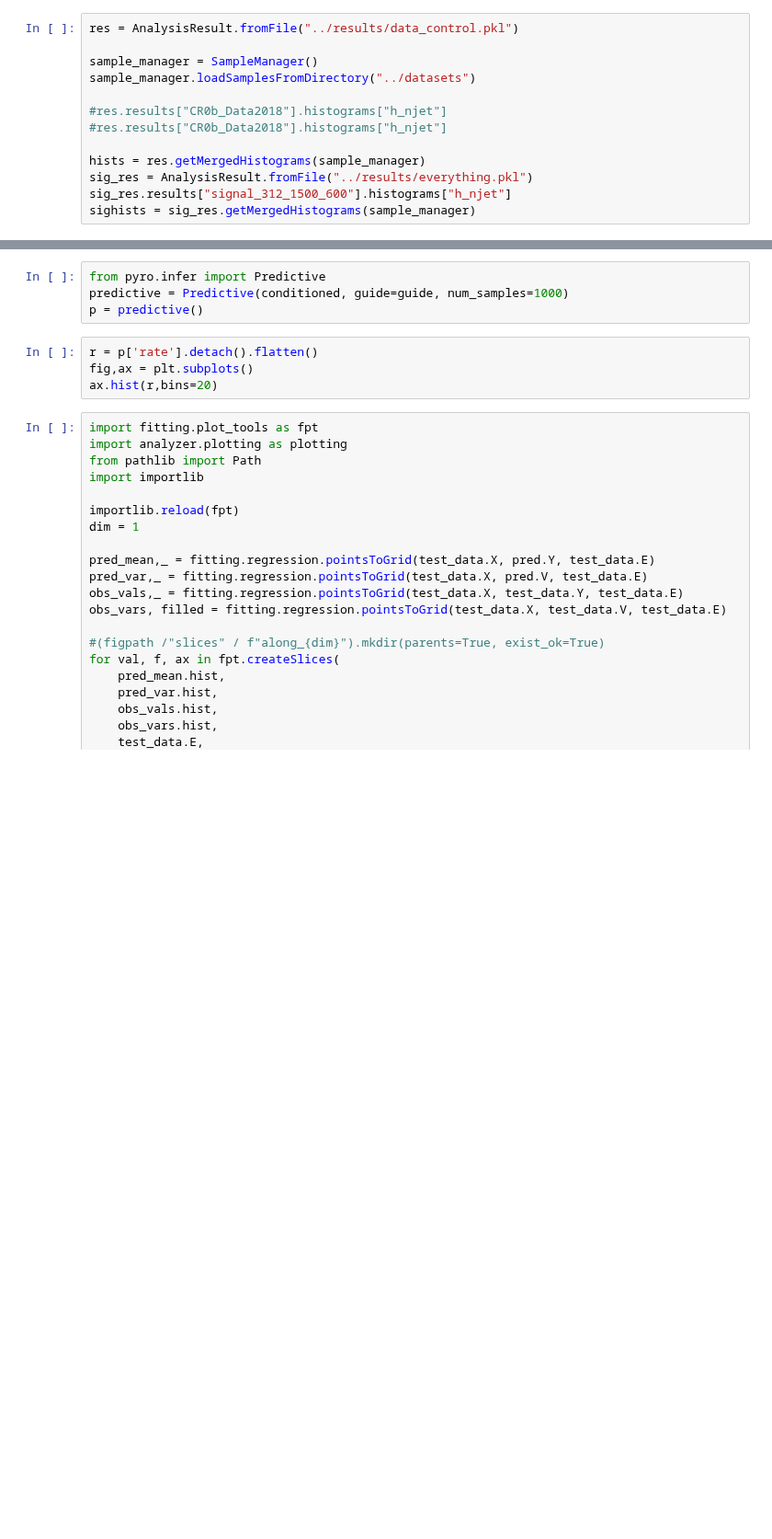
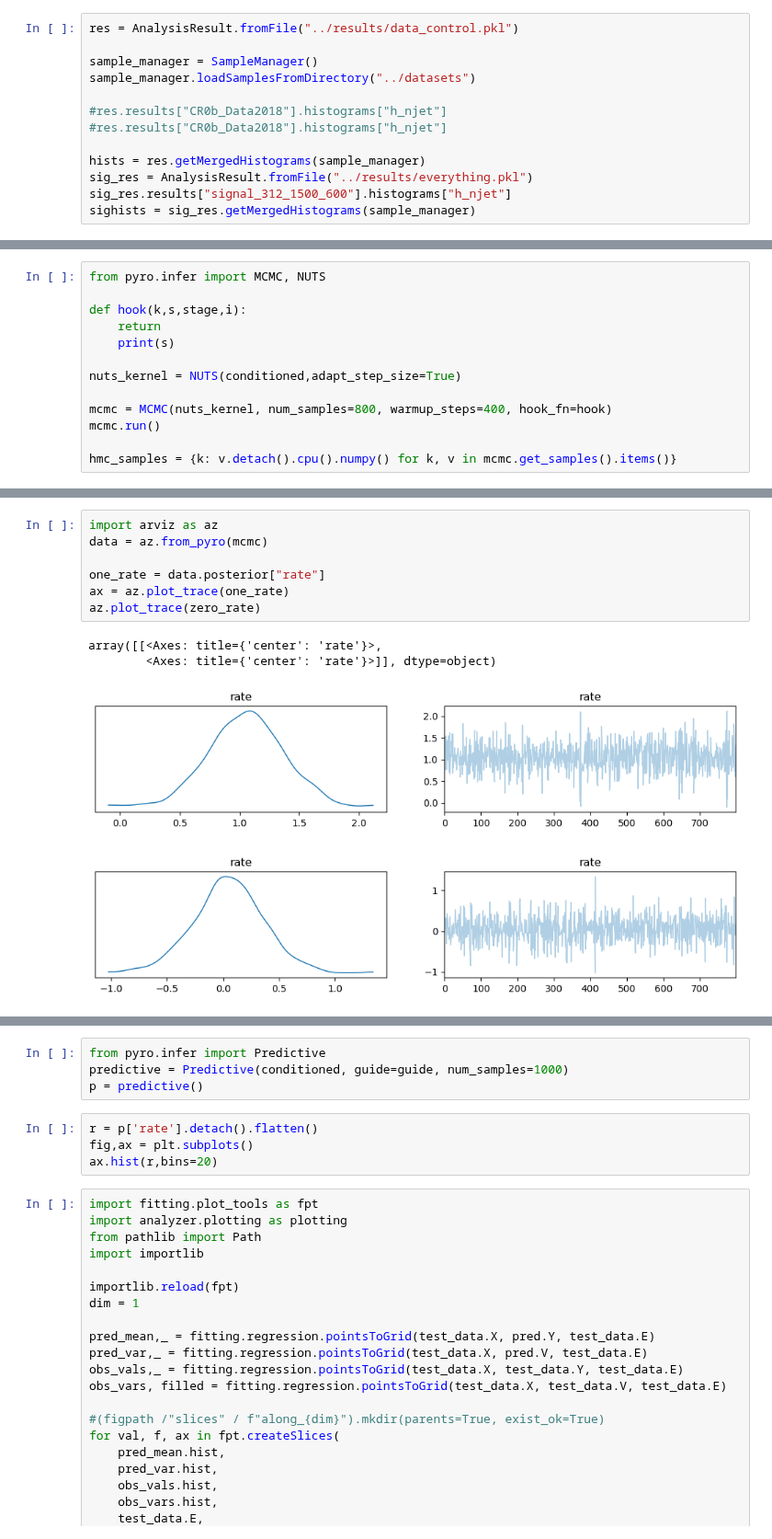
Before and after one commit to UMN-CMS/SingleStopCoffea, a Jupyter notebook: notebooks/multidim_fit.ipynb, the cells around one changed output, grey strips where cells are left out. Shown at 92% size. Saved outputs shown, nothing was run; the diff lists cells and outputs as text; blank space fills up the shorter version.

```diff
--- a/notebooks/multidim_fit.ipynb
+++ b/notebooks/multidim_fit.ipynb
@@ -419,3 +459,16 @@ KeyboardInterrupt
+# %%
+from pyro.infer import MCMC, NUTS
+
+def hook(k,s,stage,i):
+    return
+    print(s)
+
+nuts_kernel = NUTS(conditioned,adapt_step_size=True)
+
+mcmc = MCMC(nuts_kernel, num_samples=800, warmup_steps=400, hook_fn=hook)
+mcmc.run()
+
+hmc_samples = {k: v.detach().cpu().numpy() for k, v in mcmc.get_samples().items()}
 # %%
 mcmc.summary()
 # %% [output]
@@ -438,0 +500,12 @@ Number of divergences: 0
+# %%
+import arviz as az
+data = az.from_pyro(mcmc)
+
+one_rate = data.posterior["rate"]
+ax = az.plot_trace(one_rate)
+az.plot_trace(zero_rate)
+# %% [output]
+array([[<Axes: title={'center': 'rate'}>,
+        <Axes: title={'center': 'rate'}>]], dtype=object)
+[figure, added]
+[figure, added]
```
Also changed, not shown: parts of 30 cells of this notebook.
